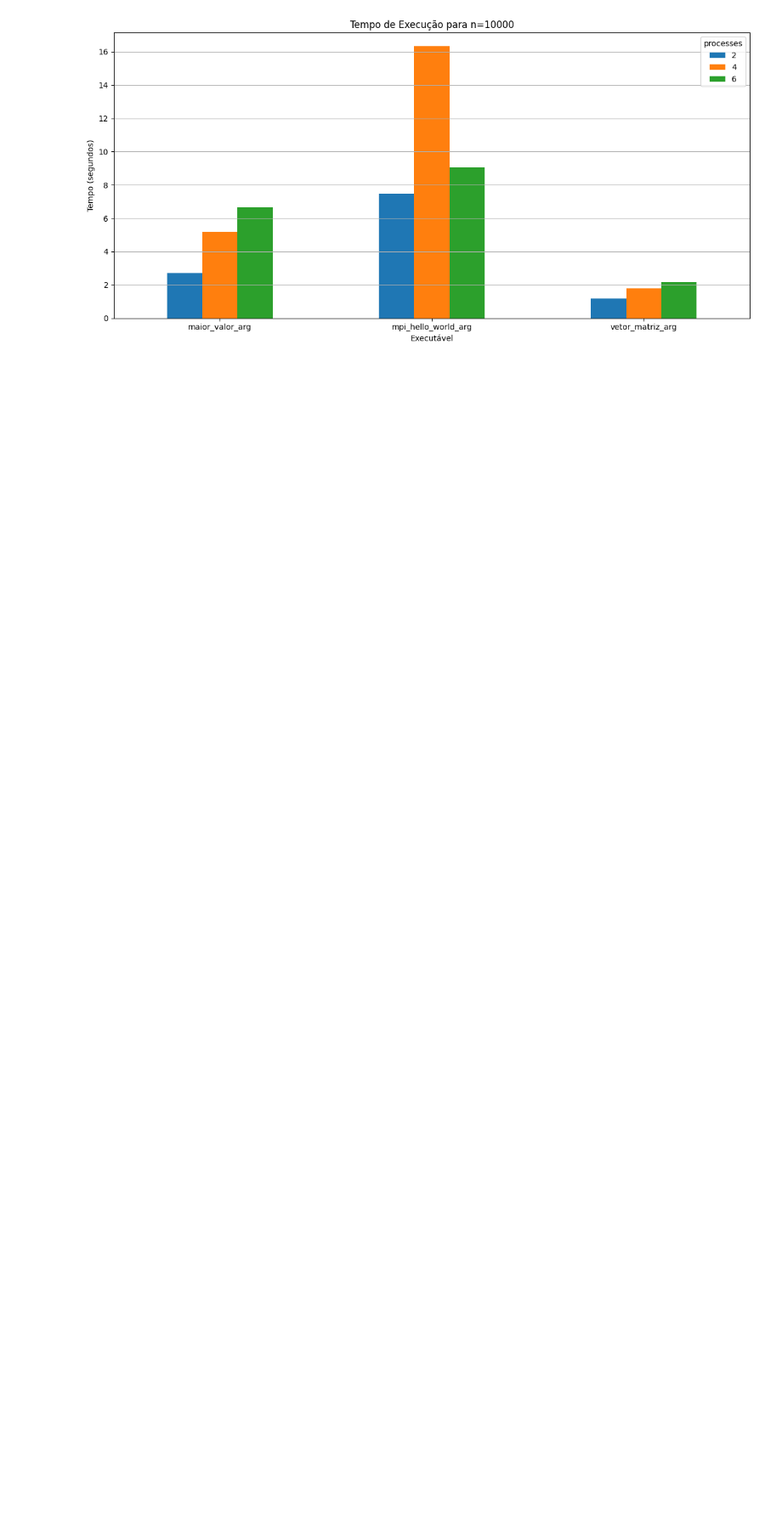
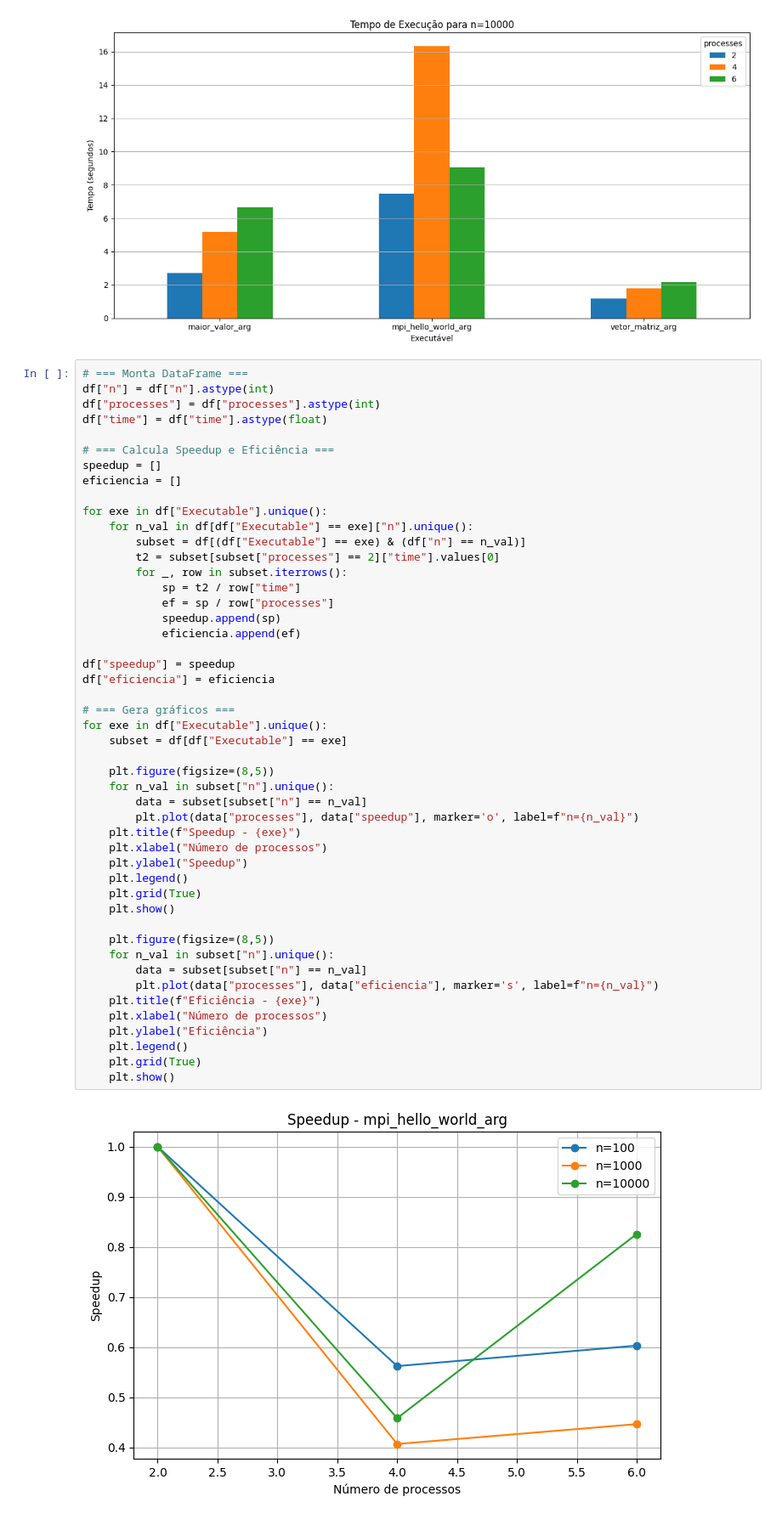
Before and after one commit to LuizBaldissera/ProgramacaoParalela, a Jupyter notebook: MPI.ipynb, the cells around one changed output. Shown: that part at 85% size. Cells and saved outputs as stored; diff of their text form; blank space fills up the shorter version.

```diff
--- a/MPI.ipynb
+++ b/MPI.ipynb
@@ -468,3 +468,53 @@ plt.tight_layout()
 plt.show()
 # %% [output]
 [figure]
+# %%
+# === Monta DataFrame ===
+df["n"] = df["n"].astype(int)
+df["processes"] = df["processes"].astype(int)
+df["time"] = df["time"].astype(float)
+
+# === Calcula Speedup e Eficiência ===
+speedup = []
+eficiencia = []
+
+for exe in df["Executable"].unique():
+    for n_val in df[df["Executable"] == exe]["n"].unique():
+        subset = df[(df["Executable"] == exe) & (df["n"] == n_val)]
+        t2 = subset[subset["processes"] == 2]["time"].values[0]
+        for _, row in subset.iterrows():
+            sp = t2 / row["time"]
+            ef = sp / row["processes"]
+            speedup.append(sp)
+            eficiencia.append(ef)
+
+df["speedup"] = speedup
+df["eficiencia"] = eficiencia
+
+# === Gera gráficos ===
+for exe in df["Executable"].unique():
+    subset = df[df["Executable"] == exe]
+
+    plt.figure(figsize=(8,5))
+    for n_val in subset["n"].unique():
+        data = subset[subset["n"] == n_val]
+        plt.plot(data["processes"], data["speedup"], marker='o', label=f"n={n_val}")
+    plt.title(f"Speedup - {exe}")
+    plt.xlabel("Número de processos")
+    plt.ylabel("Speedup")
+    plt.legend()
+    plt.grid(True)
+    plt.show()
+
+    plt.figure(figsize=(8,5))
+    for n_val in subset["n"].unique():
+        data = subset[subset["n"] == n_val]
+        plt.plot(data["processes"], data["eficiencia"], marker='s', label=f"n={n_val}")
+    plt.title(f"Eficiência - {exe}")
+    plt.xlabel("Número de processos")
+    plt.ylabel("Eficiência")
+    plt.legend()
+    plt.grid(True)
+    plt.show()
+# %% [output]
+[figure, added]
```
Also changed, not shown: parts of 1 cell of this notebook, 1 other file.
